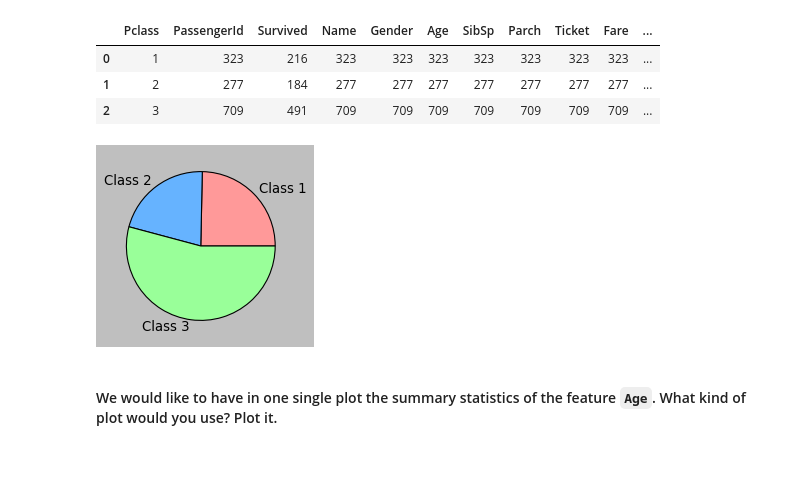
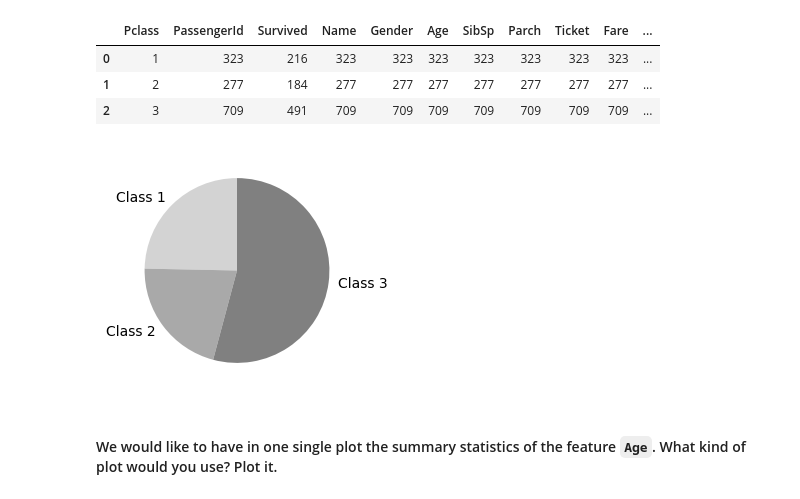
Before and after one commit to Kristinawk/dataptmad0924_labs, a Jupyter notebook: module-2/matplotlib-seaborn/your-code/main.ipynb, the cells around one changed output. Cells and saved outputs as stored; diff of their text form; code cells hidden in the pictures; blank space fills up the shorter version.

```diff
--- a/module-2/matplotlib-seaborn/your-code/main.ipynb
+++ b/module-2/matplotlib-seaborn/your-code/main.ipynb
@@ -426,12 +428,13 @@ df_gender.head()
 # %%
 # Method 1 - matplotlib
 # your code here
+plt.style.use('default')
 
 mylabels = ["female", "male"]
 mycolors = ["hotpink", "blue"]
 
 plt.figure(figsize=(3,3))
-plt.pie(df_gender['PassengerId'], labels = mylabels, colors = mycolors, autopct='%1.1f%%')
+plt.pie(df_gender['PassengerId'], labels = mylabels, colors = mycolors, autopct='%1.1f%%', startangle=90)
 
 plt.show()
 # %% [output]
@@ -461,14 +464,14 @@ df_pclass.head()
 # %%
 plt.figure(figsize=(3,3))
 
 mylabels = ['Class 1', 'Class 2', 'Class 3']
-mycolors = ['#ff9999','#66b3ff','#99ff99']
+mycolors = ['lightgrey','darkgrey','grey']
 
-plt.pie(df_pclass['PassengerId'], labels = mylabels, colors = mycolors)
+plt.pie(df_pclass['PassengerId'], labels = mylabels, colors = mycolors, startangle=90)
 
 plt.show()
 # %% [output]
-[figure, old version]
+[figure, new version]
 # %% [markdown]
 #### We would like to have in one single plot the summary statistics of the feature `Age`. What kind of plot would you use? Plot it.
 # %%
```
Also changed, not shown: parts of 6 cells of this notebook.
